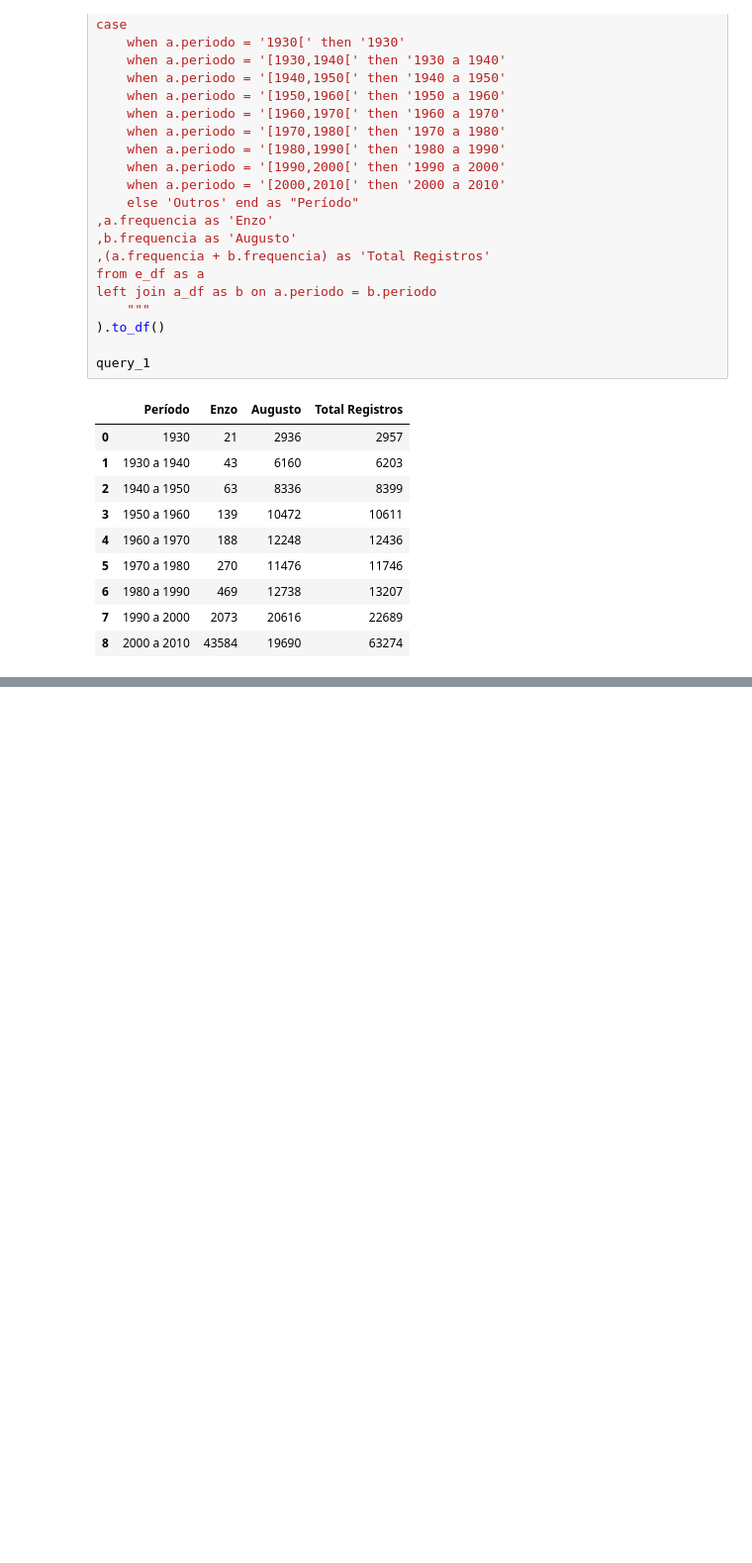
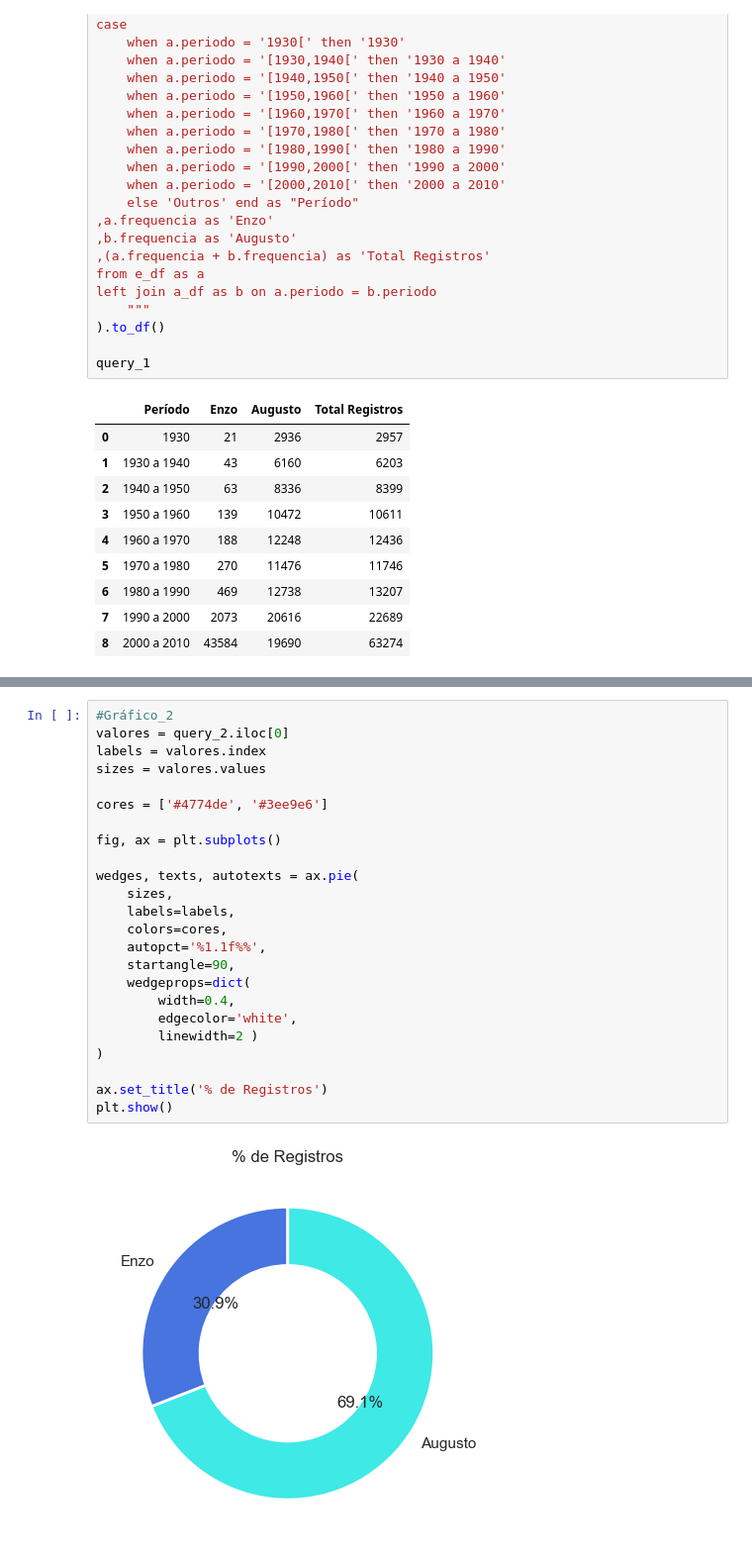
Before and after one commit to Rafael93rj/dados_api_ibge, a Jupyter notebook: import_data_api.ipynb, the cells around one changed output, grey strips where cells are left out. Shown at 99% size. Saved outputs shown, nothing was run; the diff lists cells and outputs as text; blank space fills up the shorter version.

```diff
--- a/import_data_api.ipynb
+++ b/import_data_api.ipynb
@@ -94,0 +109,26 @@ plt.show()
+# %%
+#Gráfico_2
+valores = query_2.iloc[0]
+labels = valores.index
+sizes = valores.values
+
+cores = ['#4774de', '#3ee9e6']
+
+fig, ax = plt.subplots()
+
+wedges, texts, autotexts = ax.pie(
+    sizes,
+    labels=labels,
+    colors=cores,
+    autopct='%1.1f%%',
+    startangle=90,
+    wedgeprops=dict(
+        width=0.4,
+        edgecolor='white',
+        linewidth=2 )
+)
+
+ax.set_title('% de Registros')
+plt.show()
+# %% [output]
+[figure, added]
```
Also changed, not shown: parts of 2 cells of this notebook, 1 other file.
